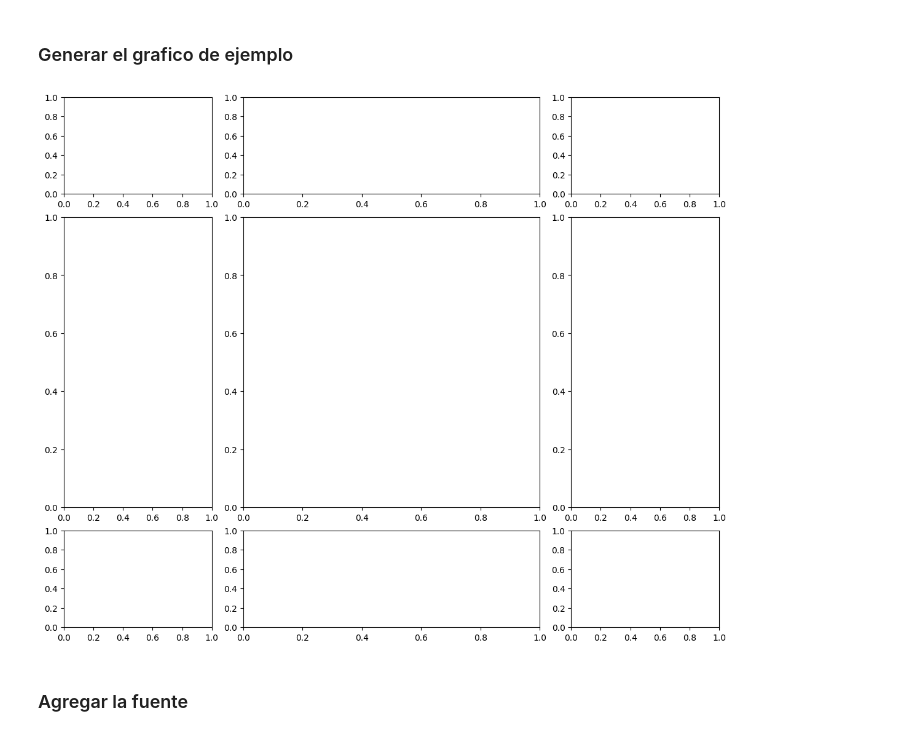
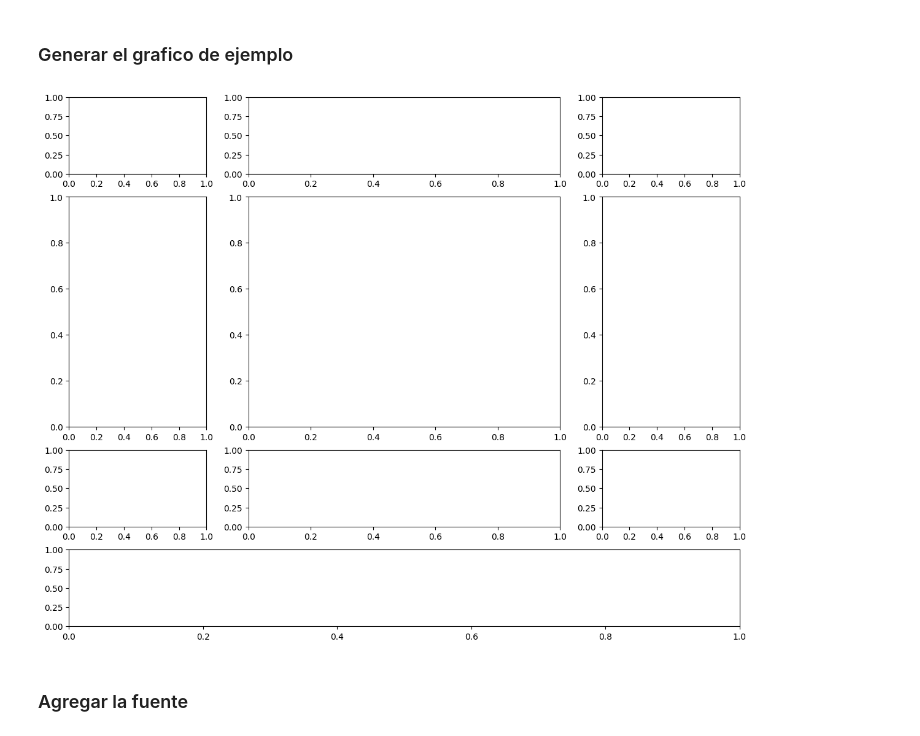
Before and after one commit to Daniher01/resumenes_estadisticos, a Jupyter notebook: estadísticas.ipynb, the cells around one changed output. Drawn from its saved outputs; the diff is of its cells as text; code cells hidden in the pictures.

```diff
--- a/estadísticas.ipynb
+++ b/estadísticas.ipynb
@@ -20,33 +20,36 @@ URL_MATCH = "https://www.sofascore.com/gimnasia-y-tiro-de-salta-boca-juniors/cob
 ### Generar el grafico de ejemplo
 # %%
 fig = plt.figure(figsize=(16,9),constrained_layout=True)
-gs = fig.add_gridspec(nrows=5,ncols=6)
+gs = fig.add_gridspec(nrows=6,ncols=6)
 fig.set_facecolor('white')
 
 # escudo local
 ax1 = fig.add_subplot(gs[0,0:1])
 
 # escudo visitante
 ax2 = fig.add_subplot(gs[0,3:4])
 
 ax3 = fig.add_subplot(gs[0,1:3])
 
 # equipo local
 ax6 = fig.add_subplot(gs[1:4,:1])
 
-ax10 = fig.add_subplot(gs[4:,:1])
+ax10 = fig.add_subplot(gs[4:5,:1])
 
 # info partido
 ax7 = fig.add_subplot(gs[1:4,1:3])
 
-ax8 = fig.add_subplot(gs[4:,1:3])
+ax8 = fig.add_subplot(gs[4:5,1:3])
 
 # equipo visitante
 ax9 = fig.add_subplot(gs[1:4,3:4])
 
-ax11 = fig.add_subplot(gs[4:,3:4])
+ax11 = fig.add_subplot(gs[4:5,3:4])
+
+# info desarrollo
+ax8 = fig.add_subplot(gs[5:,:4])
 # %% [output]
-[figure, old version]
+[figure, new version]
 # %% [markdown]
 ### Agregar la fuente
 # %%
```
Also changed, not shown: parts of 5 cells of this notebook, 2 other files.
